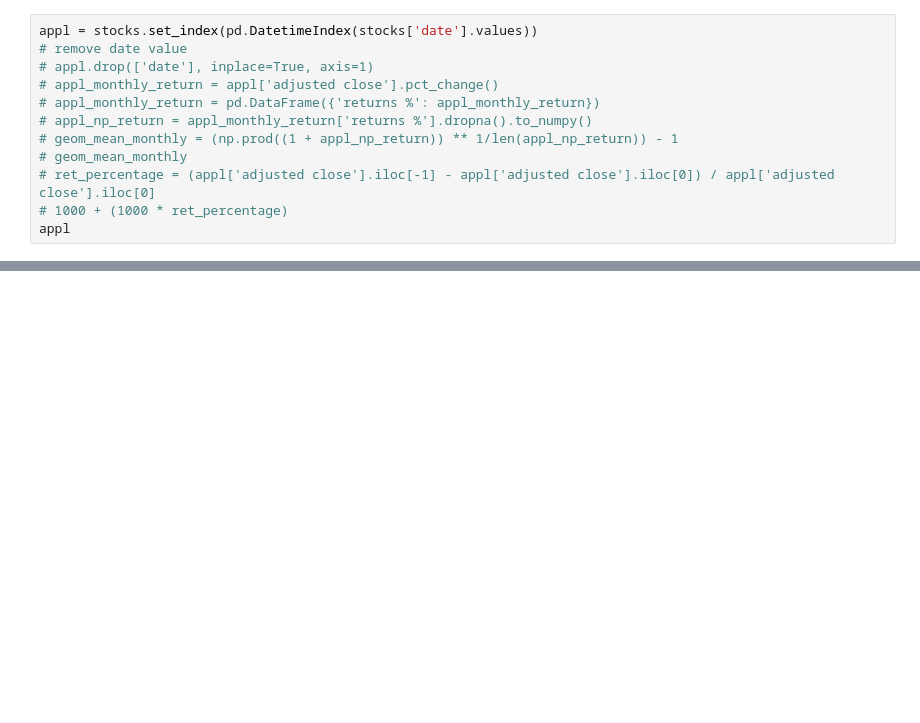
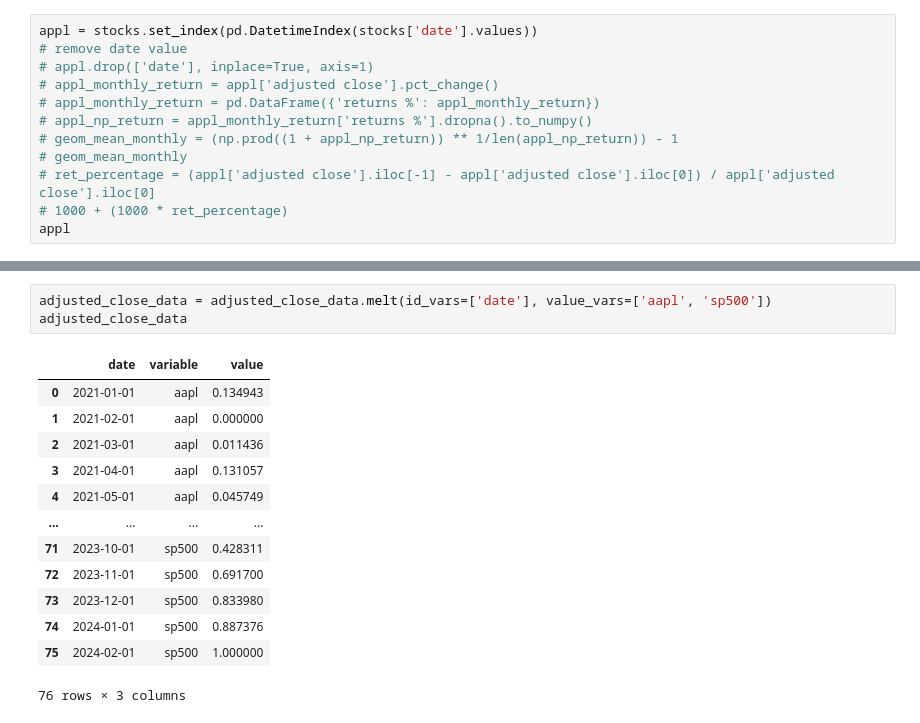
Before and after one commit to miridium-electrode/stocks-capstone, a Jupyter notebook: analysis.ipynb, the cells around one changed output, grey strips where cells are left out. Drawn from its saved outputs; the diff is of its cells as text; blank space fills up the shorter version.

```diff
--- a/analysis.ipynb
+++ b/analysis.ipynb
@@ -65,0 +103,17 @@ appl
+# %%
+adjusted_close_data = adjusted_close_data.melt(id_vars=['date'], value_vars=['aapl', 'sp500'])
+adjusted_close_data
+# %% [output]
+|  | date | variable | value |
+| 0 | 2021-01-01 | aapl | 0.134943 |
+| 1 | 2021-02-01 | aapl | 0.000000 |
+| 2 | 2021-03-01 | aapl | 0.011436 |
+| 3 | 2021-04-01 | aapl | 0.131057 |
+| 4 | 2021-05-01 | aapl | 0.045749 |
+| ... | ... | ... | ... |
+| 71 | 2023-10-01 | sp500 | 0.428311 |
+| 72 | 2023-11-01 | sp500 | 0.691700 |
+| 73 | 2023-12-01 | sp500 | 0.833980 |
+| 74 | 2024-01-01 | sp500 | 0.887376 |
+| 75 | 2024-02-01 | sp500 | 1.000000 |
+76 rows × 3 columns
```
Also changed, not shown: parts of 8 cells of this notebook, 1 other file.
